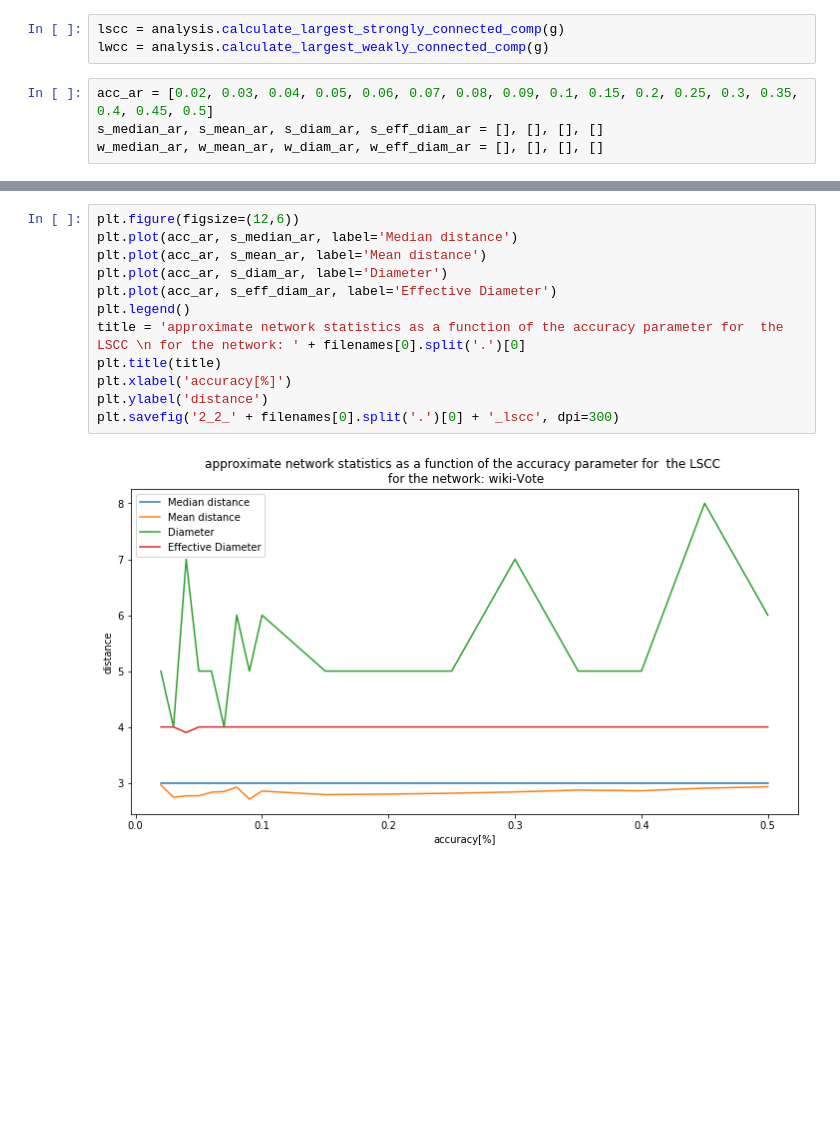
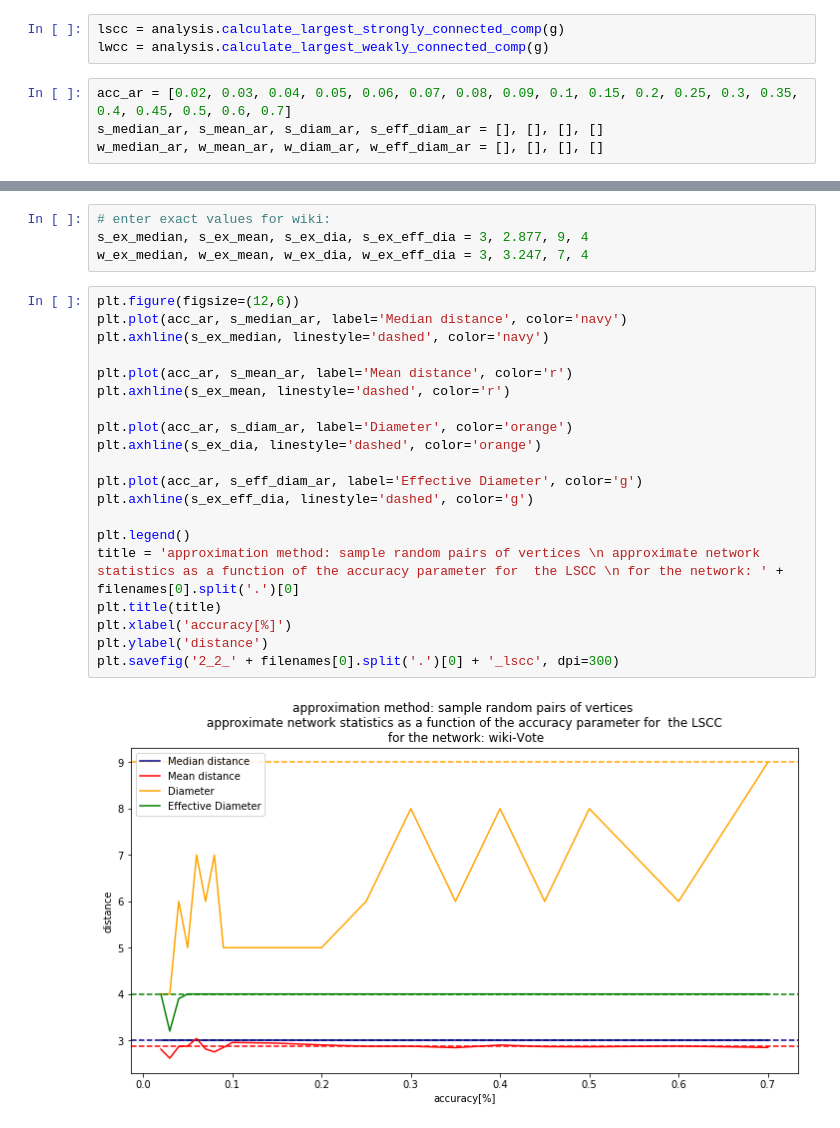
Before and after one commit to MaximilianPavon/DM_project, a Jupyter notebook: gt_2_2_approx_vs_accuracy_wiki.ipynb, the cells around one changed output, grey strips where cells are left out. Cells and saved outputs as stored; diff of their text form; blank space fills up the shorter version.

Commit message:
add comparision to exact stats to plot

```diff
--- a/gt_2_2_approx_vs_accuracy_wiki.ipynb
+++ b/gt_2_2_approx_vs_accuracy_wiki.ipynb
@@ -15,7 +15,7 @@ vertices: 8298 edges: 103689
 lscc = analysis.calculate_largest_strongly_connected_comp(g)
 lwcc = analysis.calculate_largest_weakly_connected_comp(g)
 # %%
-acc_ar = [0.02, 0.03, 0.04, 0.05, 0.06, 0.07, 0.08, 0.09, 0.1, 0.15, 0.2, 0.25, 0.3, 0.35, 0.4, 0.45, 0.5]
+acc_ar = [0.02, 0.03, 0.04, 0.05, 0.06, 0.07, 0.08, 0.09, 0.1, 0.15, 0.2, 0.25, 0.3, 0.35, 0.4, 0.45, 0.5, 0.6, 0.7]
 s_median_ar, s_mean_ar, s_diam_ar, s_eff_diam_ar = [], [], [], []
 w_median_ar, w_mean_ar, w_diam_ar, w_eff_diam_ar = [], [], [], []
 # %%
@@ -73,16 +73,28 @@ select pairs of permutations/combinations done
+# %%
+# enter exact values for wiki:
+s_ex_median, s_ex_mean, s_ex_dia, s_ex_eff_dia = 3, 2.877, 9, 4
+w_ex_median, w_ex_mean, w_ex_dia, w_ex_eff_dia = 3, 3.247, 7, 4
 # %%
 plt.figure(figsize=(12,6))
-plt.plot(acc_ar, s_median_ar, label='Median distance')
-plt.plot(acc_ar, s_mean_ar, label='Mean distance')
-plt.plot(acc_ar, s_diam_ar, label='Diameter')
-plt.plot(acc_ar, s_eff_diam_ar, label='Effective Diameter')
+plt.plot(acc_ar, s_median_ar, label='Median distance', color='navy')
+plt.axhline(s_ex_median, linestyle='dashed', color='navy')
+
+plt.plot(acc_ar, s_mean_ar, label='Mean distance', color='r')
+plt.axhline(s_ex_mean, linestyle='dashed', color='r')
+
+plt.plot(acc_ar, s_diam_ar, label='Diameter', color='orange')
+plt.axhline(s_ex_dia, linestyle='dashed', color='orange')
+
+plt.plot(acc_ar, s_eff_diam_ar, label='Effective Diameter', color='g')
+plt.axhline(s_ex_eff_dia, linestyle='dashed', color='g')
+
 plt.legend()
-title = 'approximate network statistics as a function of the accuracy parameter for  the LSCC \n for the network: ' + filenames[0].split('.')[0]
+title = 'approximation method: sample random pairs of vertices \n approximate network statistics as a function of the accuracy parameter for  the LSCC \n for the network: ' + filenames[0].split('.')[0]
 plt.title(title)
 plt.xlabel('accuracy[%]')
 plt.ylabel('distance')
 plt.savefig('2_2_' + filenames[0].split('.')[0] + '_lscc', dpi=300)
 # %% [output]
-[figure, old version]
+[figure, new version]
 # %%
 plt.figure(figsize=(12,6))
```
Also changed, not shown: parts of 2 cells of this notebook, 2 other files.
